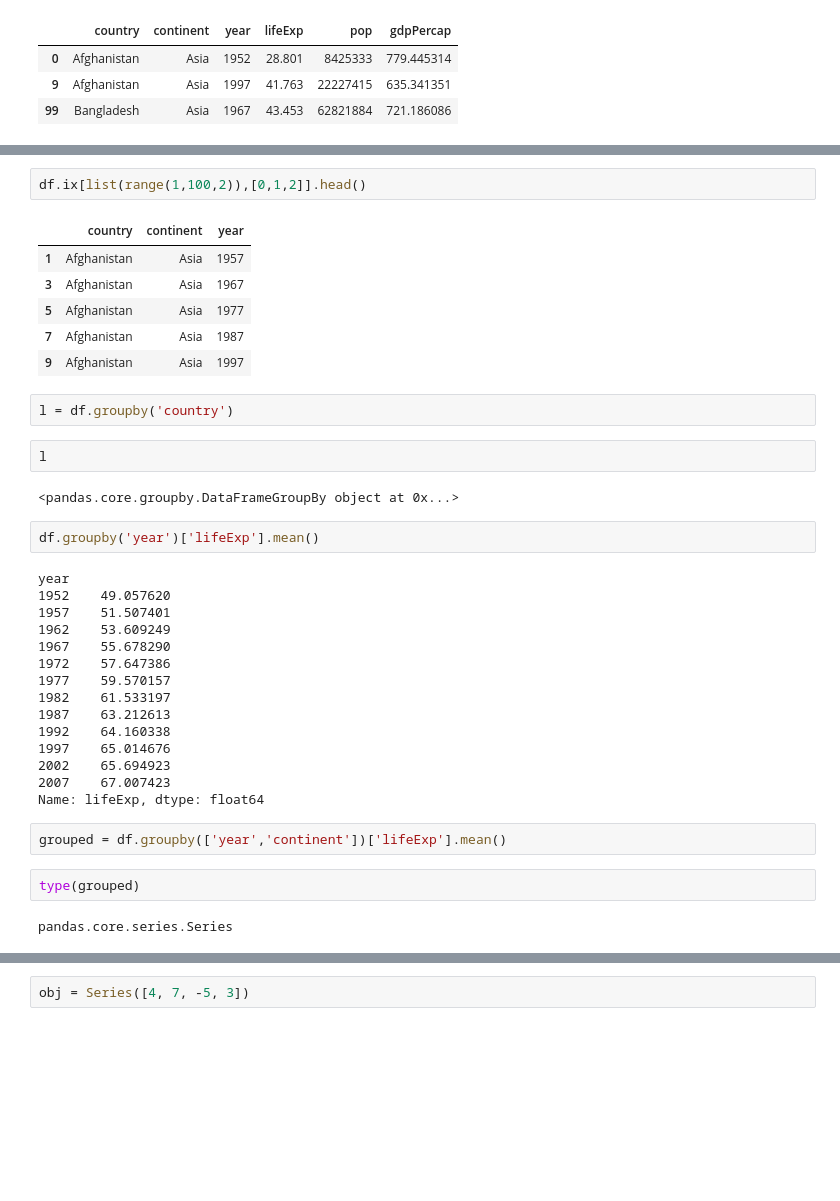
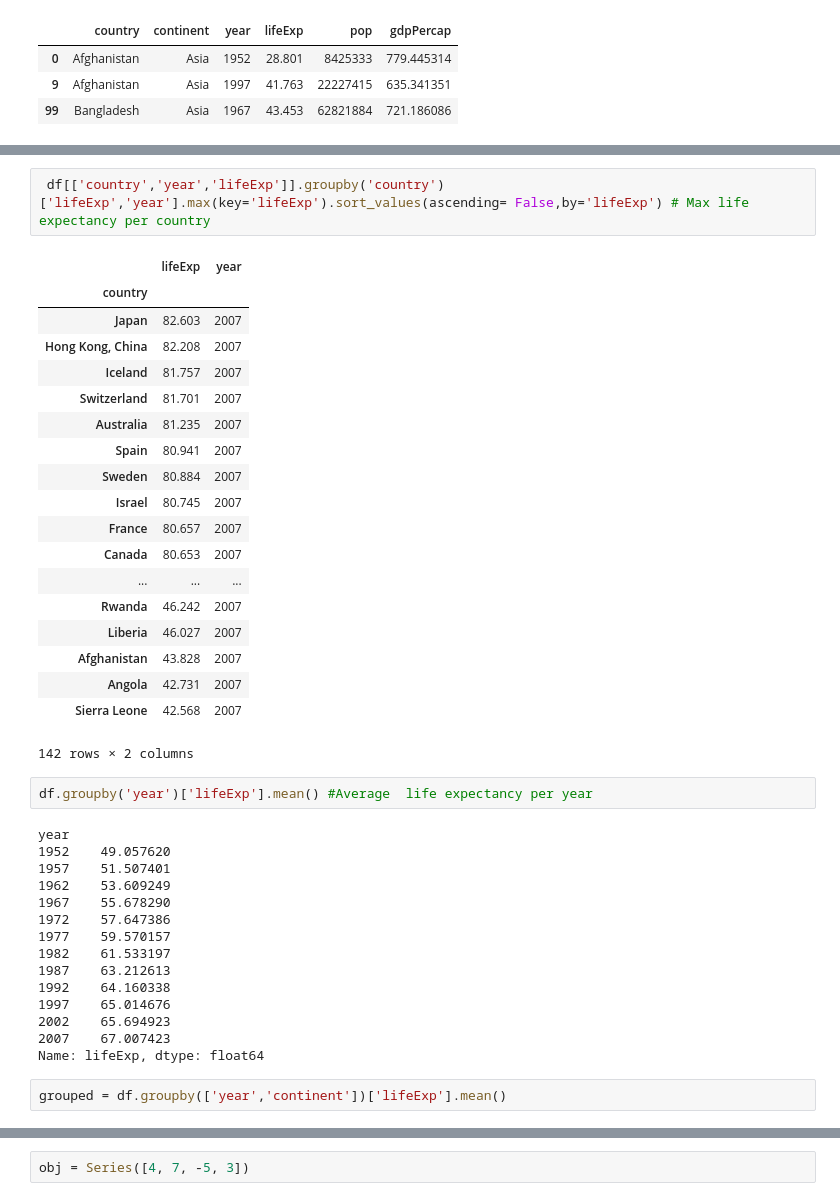
Before and after one commit to abhiramr/Everything_Python, a Jupyter notebook: Notebooks/Pandas.ipynb, the cells around one changed output, grey strips where cells are left out. Drawn from its saved outputs; the diff is of its cells as text; blank space fills up the shorter version.

Commit message:
More operations using Series in Pandas added

```diff
--- a/Notebooks/Pandas.ipynb
+++ b/Notebooks/Pandas.ipynb
@@ -162,20 +195,27 @@ df.ix[0,1]
-# %%
-df.ix[list(range(1,100,2)),[0,1,2]].head()
-# %% [output]
-|  | country | continent | year |
-| 1 | Afghanistan | Asia | 1957 |
-| 3 | Afghanistan | Asia | 1967 |
-| 5 | Afghanistan | Asia | 1977 |
-| 7 | Afghanistan | Asia | 1987 |
-| 9 | Afghanistan | Asia | 1997 |
-# %%
-l = df.groupby('country')
-# %%
-l
-# %% [output]
-<pandas.core.groupby.DataFrameGroupBy object at 0x...>
+# %%
+ df[['country','year','lifeExp']].groupby('country')['lifeExp','year'].max(key='lifeExp').sort_values(ascending= False,by='lifeExp') # Max life expectancy per country
+# %% [output]
+|  | lifeExp | year |
+| country |  |  |
+| Japan | 82.603 | 2007 |
+| Hong Kong, China | 82.208 | 2007 |
+| Iceland | 81.757 | 2007 |
+| Switzerland | 81.701 | 2007 |
+| Australia | 81.235 | 2007 |
+| Spain | 80.941 | 2007 |
+| Sweden | 80.884 | 2007 |
+| Israel | 80.745 | 2007 |
+| France | 80.657 | 2007 |
+| Canada | 80.653 | 2007 |
+| ... | ... | ... |
+| Rwanda | 46.242 | 2007 |
+| Liberia | 46.027 | 2007 |
+| Afghanistan | 43.828 | 2007 |
+| Angola | 42.731 | 2007 |
+| Sierra Leone | 42.568 | 2007 |
+142 rows × 2 columns
 # %%
-df.groupby('year')['lifeExp'].mean()
+df.groupby('year')['lifeExp'].mean() #Average  life expectancy per year
 # %% [output]
 year
 1952    49.057620
@@ -193,7 +233,3 @@ year
 Name: lifeExp, dtype: float64
 # %%
 grouped = df.groupby(['year','continent'])['lifeExp'].mean()
-# %%
-type(grouped)
-# %% [output]
-pandas.core.series.Series
```
Also changed, not shown: parts of 33 cells of this notebook.
